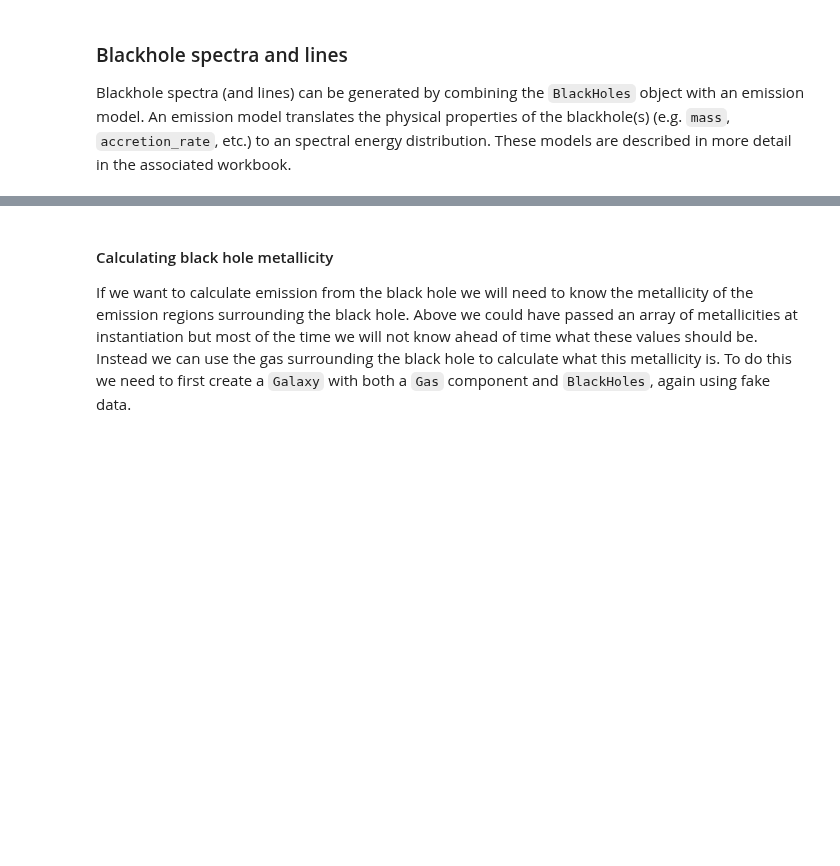
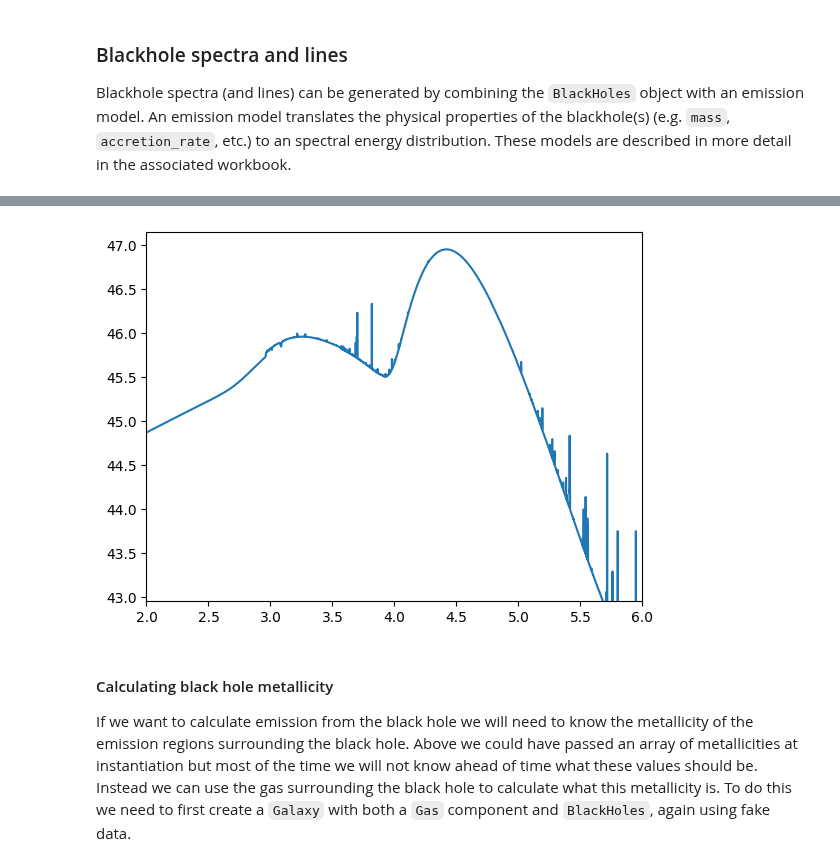
Before and after one commit to tHarvey303/synthesizer, a Jupyter notebook: docs/source/blackholes/explore_blackholes.ipynb, the cells around one changed output, grey strips where cells are left out. Saved outputs shown, nothing was run; the diff lists cells and outputs as text; code cells hidden in the pictures; blank space fills up the shorter version.

```diff
--- a/docs/source/blackholes/explore_blackholes.ipynb
+++ b/docs/source/blackholes/explore_blackholes.ipynb
@@ -28,7 +28,7 @@ Lets create an instance of `BlackHoles` containing 10 fake black holes. To do so
 n = 4
 masses = np.full(n, 10**9)  # Msun
 coordinates = np.random.normal(0, 1.5, (n, 3))  # cMpc
-accretion_rates = np.full(n, 1)  # Msun / yr
+accretion_rates = np.full(n, 10)  # Msun / yr
 metallicities = np.full(n, 0.01)
 
 # And get the black holes object
@@ -64,7 +89,11 @@ print(spectra)
 # %%
 sed = spectra[0]['total']
 plt.plot(np.log10(sed.lam), np.log10(sed.luminosity))
+plt.ylim(np.max(np.log10(sed.luminosity))-4, np.max(np.log10(sed.luminosity))+0.2)
+plt.xlim([2,6])
 plt.show()
+# %% [output]
+[figure, added]
 # %% [markdown]
 #### Calculating black hole metallicity
 
```
Also changed, not shown: parts of 6 cells of this notebook, 1 other file.
